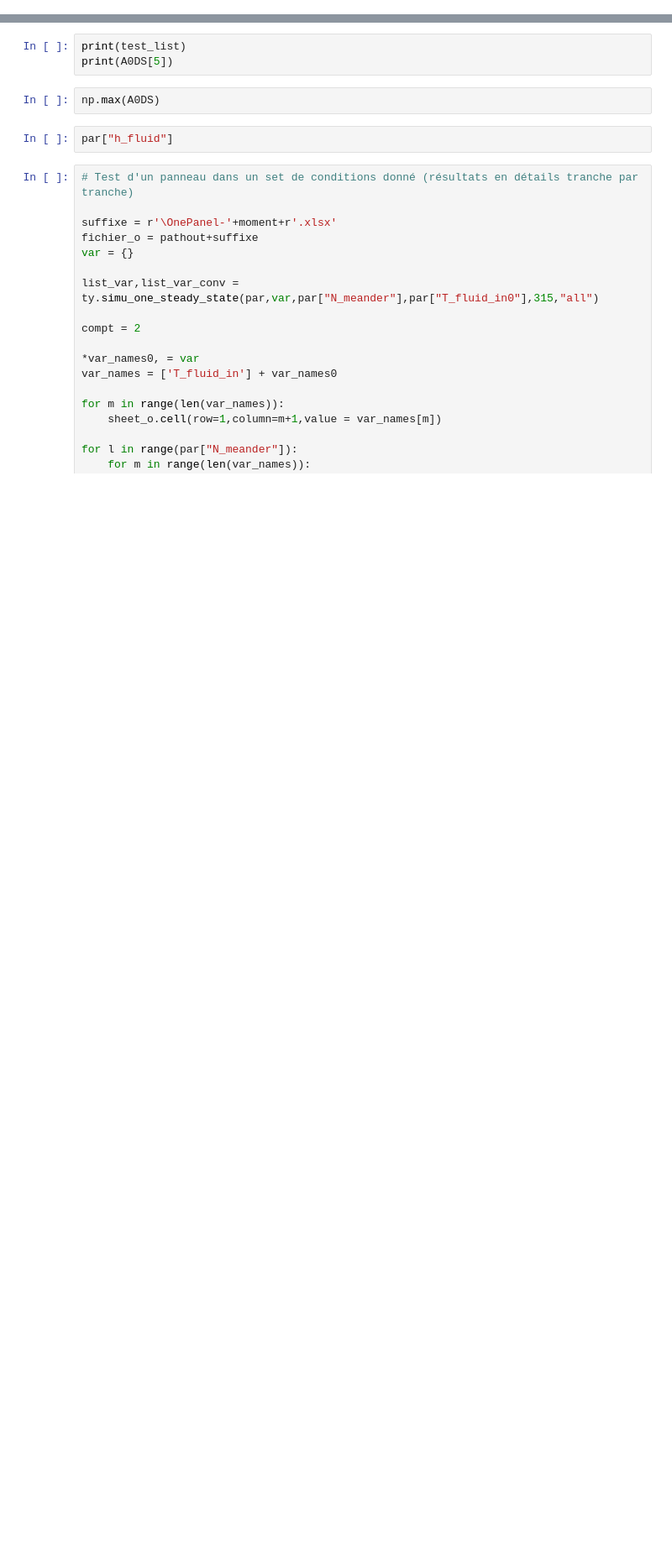
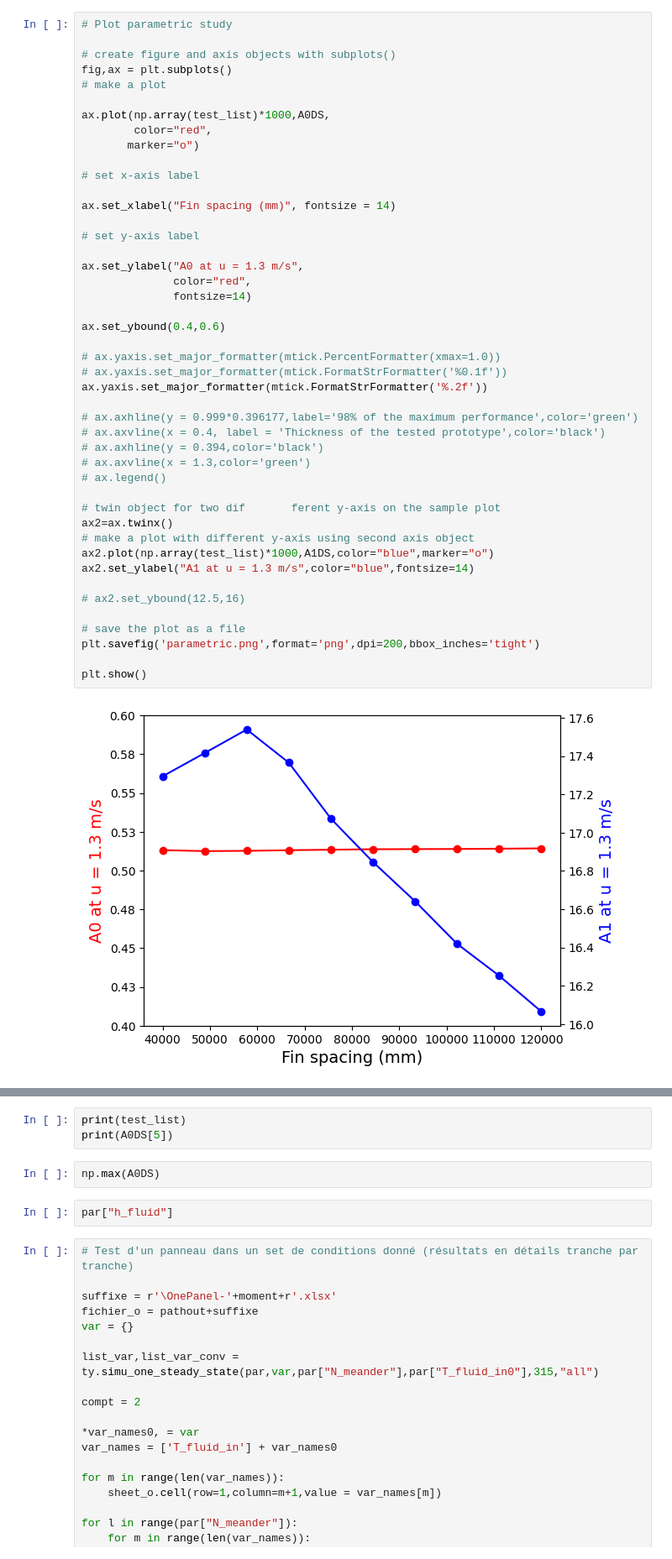
Before and after one commit to valentindelachaux/PVT, a Jupyter notebook: main.ipynb, the cells around one changed output, grey strips where cells are left out. Shown at 84% size. Cells and saved outputs as stored; diff of their text form; blank space fills up the shorter version.

```diff
--- a/main.ipynb
+++ b/main.ipynb
@@ -235,0 +969,47 @@ plt.show()
+# %%
+# Plot parametric study
+
+# create figure and axis objects with subplots()
+fig,ax = plt.subplots()
+# make a plot
+
+ax.plot(np.array(test_list)*1000,A0DS,
+        color="red",
+       marker="o")
+
+# set x-axis label
+
+ax.set_xlabel("Fin spacing (mm)", fontsize = 14)
+
+# set y-axis label
+
+ax.set_ylabel("A0 at u = 1.3 m/s",
+              color="red",
+              fontsize=14)
+
+ax.set_ybound(0.4,0.6)
+
+# ax.yaxis.set_major_formatter(mtick.PercentFormatter(xmax=1.0))
+# ax.yaxis.set_major_formatter(mtick.FormatStrFormatter('%0.1f'))
+ax.yaxis.set_major_formatter(mtick.FormatStrFormatter('%.2f'))
+
+# ax.axhline(y = 0.999*0.396177,label='98% of the maximum performance',color='green')
+# ax.axvline(x = 0.4, label = 'Thickness of the tested prototype',color='black')
+# ax.axhline(y = 0.394,color='black')
+# ax.axvline(x = 1.3,color='green')
+# ax.legend()
+
+# twin object for two dif       ferent y-axis on the sample plot
+ax2=ax.twinx()
+# make a plot with different y-axis using second axis object
+ax2.plot(np.array(test_list)*1000,A1DS,color="blue",marker="o")
+ax2.set_ylabel("A1 at u = 1.3 m/s",color="blue",fontsize=14)
+
+# ax2.set_ybound(12.5,16)
+
+# save the plot as a file
+plt.savefig('parametric.png',format='png',dpi=200,bbox_inches='tight')
+
+plt.show()
+# %% [output]
+[figure, added]
```
Also changed, not shown: parts of 92 cells of this notebook, 20 other files.
